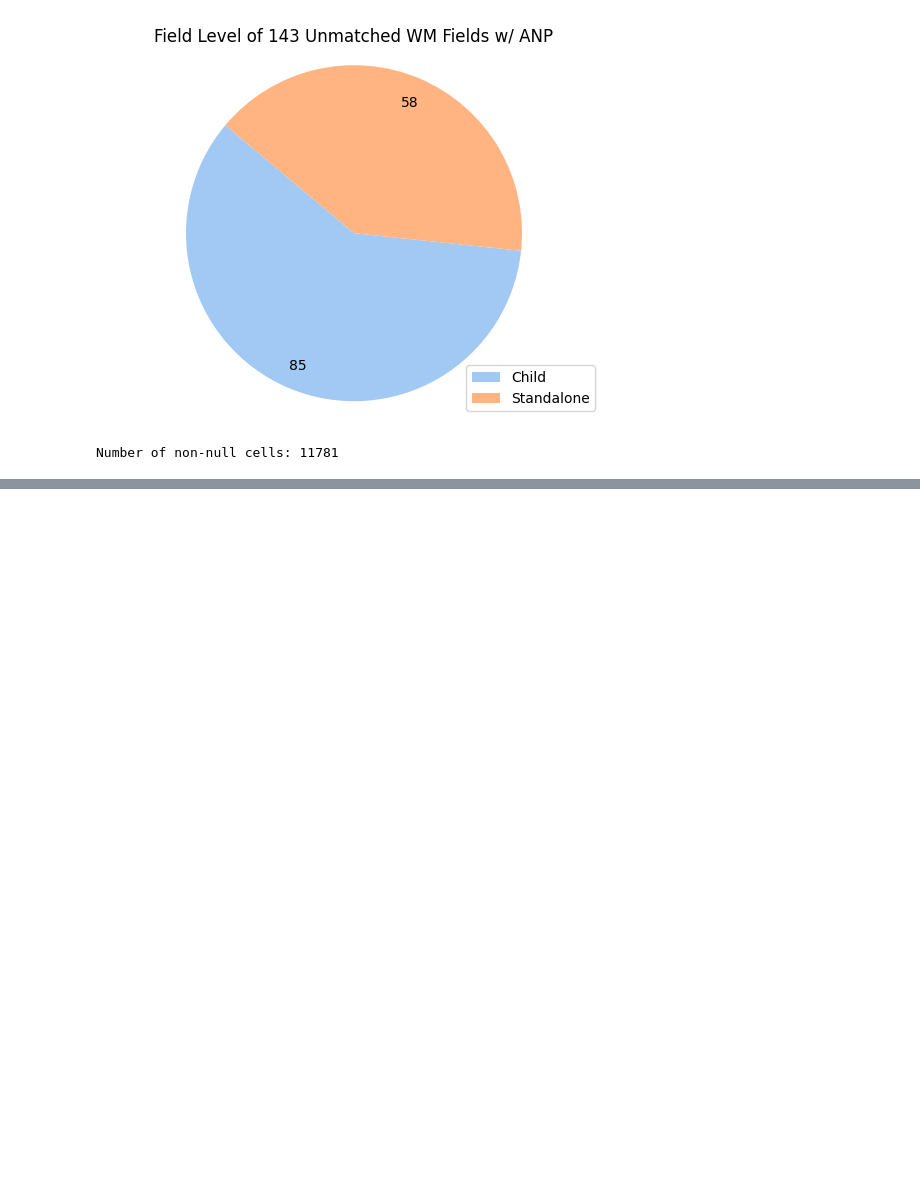
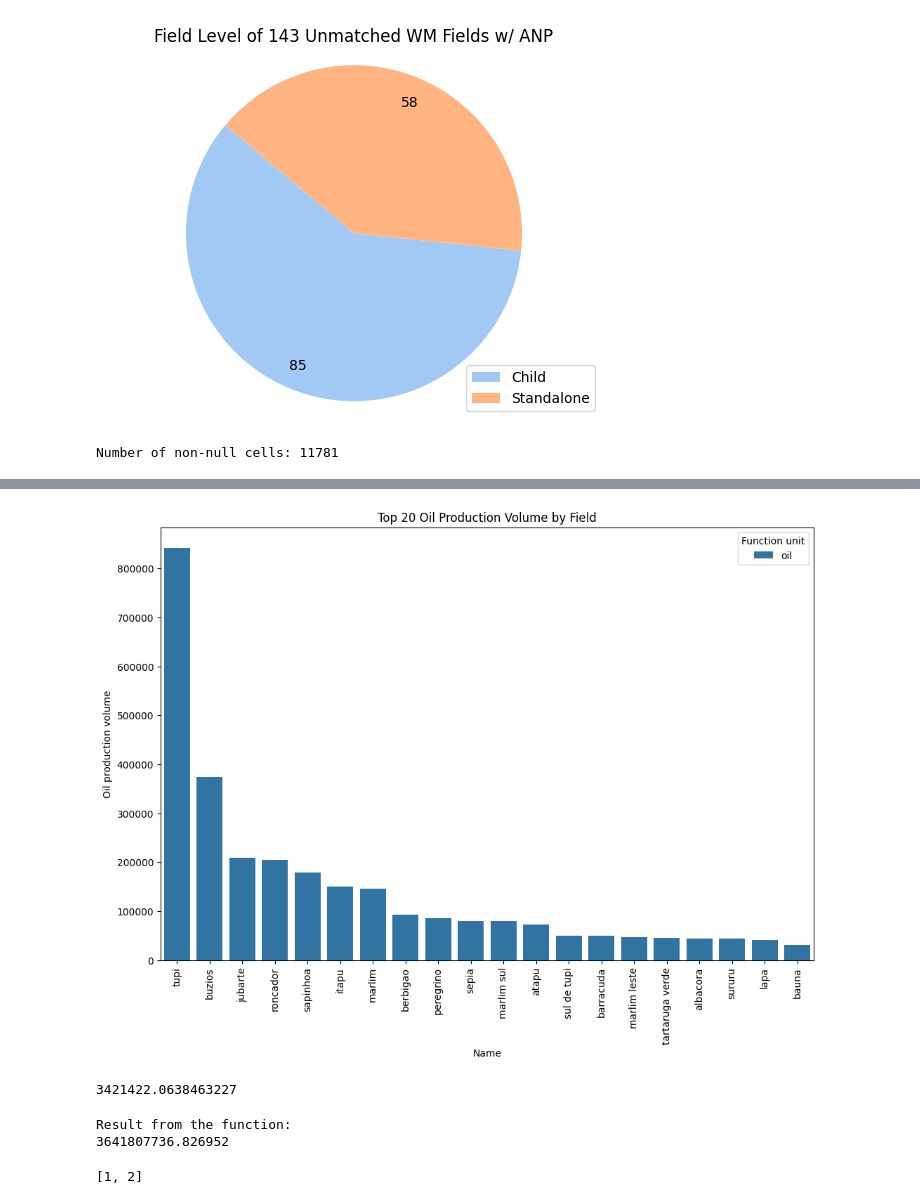
Before and after one commit to FanYaQi/Pyxis, a Jupyter notebook: db/notebooks/demo.ipynb, the cells around one changed output, grey strips where cells are left out. Cells and saved outputs as stored; diff of their text form; code cells hidden in the pictures; blank space fills up the shorter version.

```diff
--- a/db/notebooks/demo.ipynb
+++ b/db/notebooks/demo.ipynb
@@ -590,0 +710,6 @@ wm_unmatch.to_file('../data/br_geodata/unmatch_geo/wm_unmatch_109.geojson')
+# %%
+import geopandas as gpd
+import pandas as pd
+
+merged_pyxis_data = gpd.read_file('../data/br_geodata/merged_pyxis_field_info_table_filtered.csv',ignore_geometry=True)
+merged_pyxis_data['geometry'] = gpd.GeoSeries.from_wkt(merged_pyxis_data['geometry'])
@@ -590,0 +774,51 @@ wm_unmatch.to_file('../data/br_geodata/unmatch_geo/wm_unmatch_109.geojson')
+# %%
+import seaborn as sns
+import matplotlib.pyplot as plt
+import pandas as pd
+
+# Convert the 'Oil production volume' column to numeric, handling errors
+merged_pyxis_data['Oil production volume'] = pd.to_numeric(merged_pyxis_data['Oil production volume'], errors='coerce')
+
+# Fill NaN values with 0 or drop them
+merged_pyxis_data['Oil production volume'].fillna(0, inplace=True)
+
+# Define the number of top fields to display
+top_n = 20
+
+# Filter the data to include only the top N fields by oil production volume
+top_fields = merged_pyxis_data.nlargest(top_n, 'Oil production volume')
+
+# Bar chart for oil production volume
+plt.figure(figsize=(12, 8))
+sns.barplot(data=top_fields, x='Name', y='Oil production volume', hue='Function unit')
+plt.xticks(rotation=90)
+plt.title('Top 20 Oil Production Volume by Field')
+plt.show()
+# %% [output]
+[figure, added]
+# %%
+sum(merged_pyxis_data['Oil production volume'])
+# %% [output]
+3421422.0638463227
+# %%
+def multiply_and_sum_not_null(df, col1, col2):
+    df[col1] = pd.to_numeric(df[col1], errors='coerce')
+    df[col2] = pd.to_numeric(df[col2], errors='coerce')
+    filtered_df = df.dropna(subset=[col1, col2])
+    product_sum = (filtered_df[col1] * filtered_df[col2]).sum()
+    return product_sum
+
+# Example usage
+result = multiply_and_sum_not_null(merged_pyxis_data, 'Oil production volume', 'Gas-to-oil ratio (GOR)')
+print("\nResult from the function:")
+print(result)
+# %% [output]
+Result from the function:
+3641807736.826952
+# %%
+data_files=[]
+data_files.append(1)
+data_files.append(2)
+data_files
+# %% [output]
+[1, 2]
```
Also changed, not shown: parts of 14 cells of this notebook, 6 other files.
